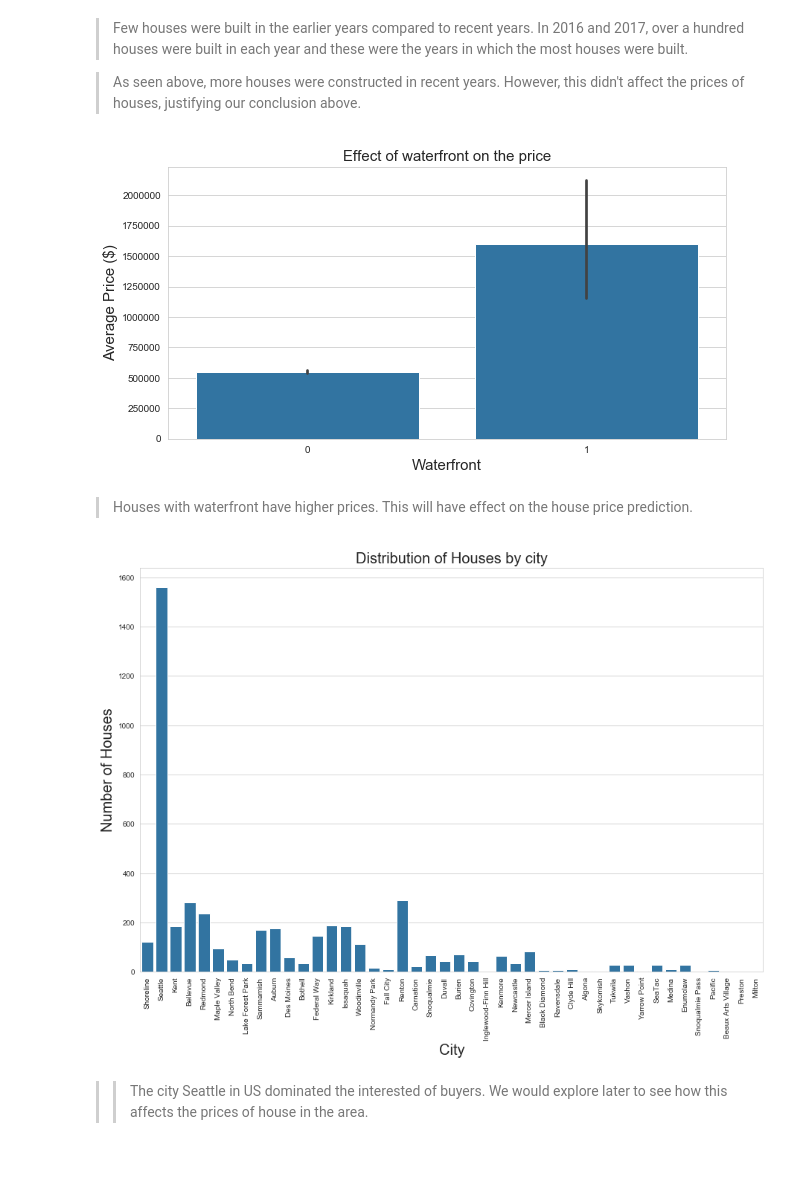
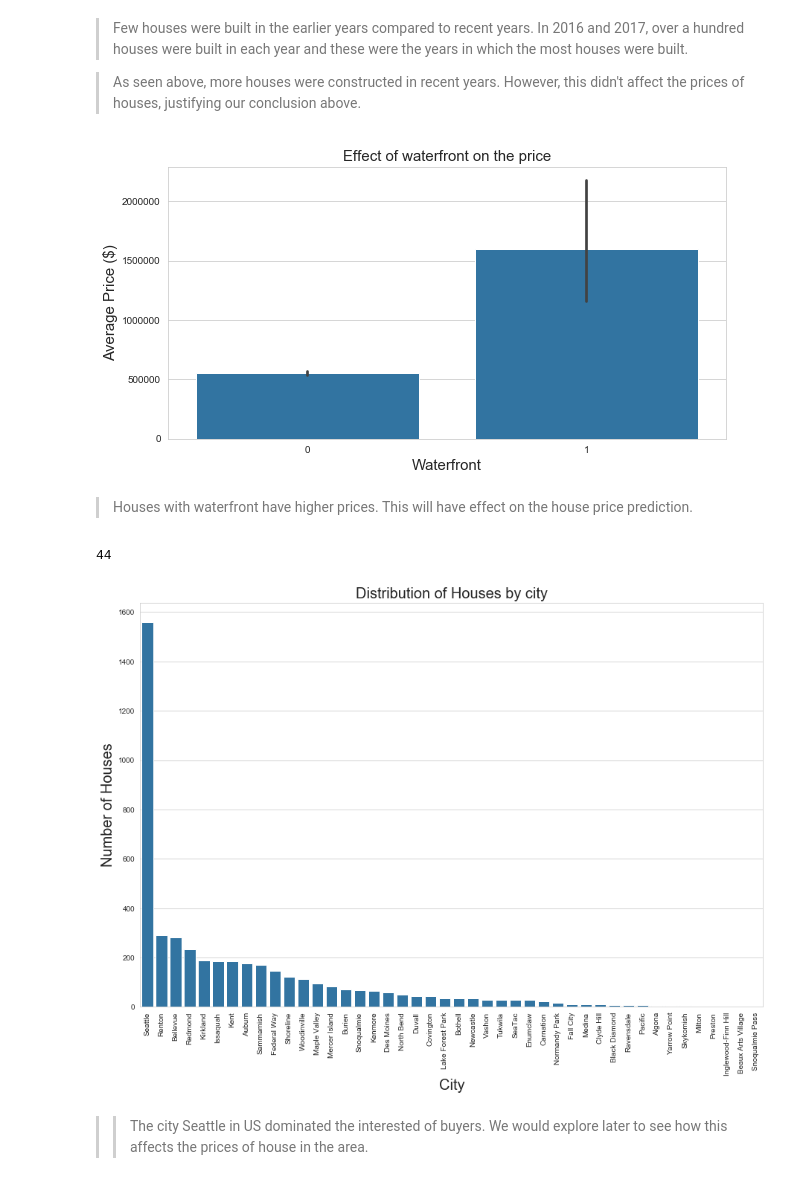
Before and after one commit to HamoyeHQ/stage-f-14-house-pricing, a Jupyter notebook: EDA/house_pricing_eda.ipynb, the cells around one changed output. Saved outputs shown, nothing was run; the diff lists cells and outputs as text; code cells hidden in the pictures.

```diff
--- a/EDA/house_pricing_eda.ipynb
+++ b/EDA/house_pricing_eda.ipynb
@@ -63,3 +76,6 @@ data.describe().T
 # %%
 #Filtering for prices that are not zero.
-data1 = data.query('price != 0')
+data_1 = data.query('price != 0')
+# %%
+#Filtering for houses not zero for number of bedrooms and bathrooms
+data1 = data_1.query('bedrooms != 0' or 'bathrooms != 0')
@@ -128,19 +164,28 @@ plt.title('Effect of waterfront on the price', fontsize=15)
 plt.ylabel('Average Price ($)', fontsize=15)
 plt.xlabel('Waterfront', fontsize=15);
 # %% [output]
-[figure, old version]
+[figure, new version]
 # %% [markdown]
 > Houses with waterfront have higher prices. This will have effect on the house price prediction.
+# %%
+#number of cities
+data1.city.nunique()
+# %% [output]
+44
+# %%
+#order of cities according to houses sold
+a = data1.city.value_counts().reset_index()
+city_order = a['index'].tolist()
 # %%
 plt.figure(figsize=[15, 10])
 default_color = sb.color_palette()[0]
-sb.countplot(data = data1, x = 'city', color = default_color)
+sb.countplot(data = data1, x = 'city', color = default_color, order = city_order)
 plt.xticks(rotation = 90);
 plt.title('Distribution of Houses by city', fontsize=20)
 plt.ylabel('Number of Houses', fontsize=20)
 plt.xlabel('City', fontsize=20);
 # %% [output]
-[figure, old version]
+[figure, new version]
 # %% [markdown]
 >> The city Seattle in US dominated the interested of buyers. We would explore later to see how this affects the prices of house in the area.
 # %%
```
Also changed, not shown: parts of 12 cells of this notebook, 5 other files.
